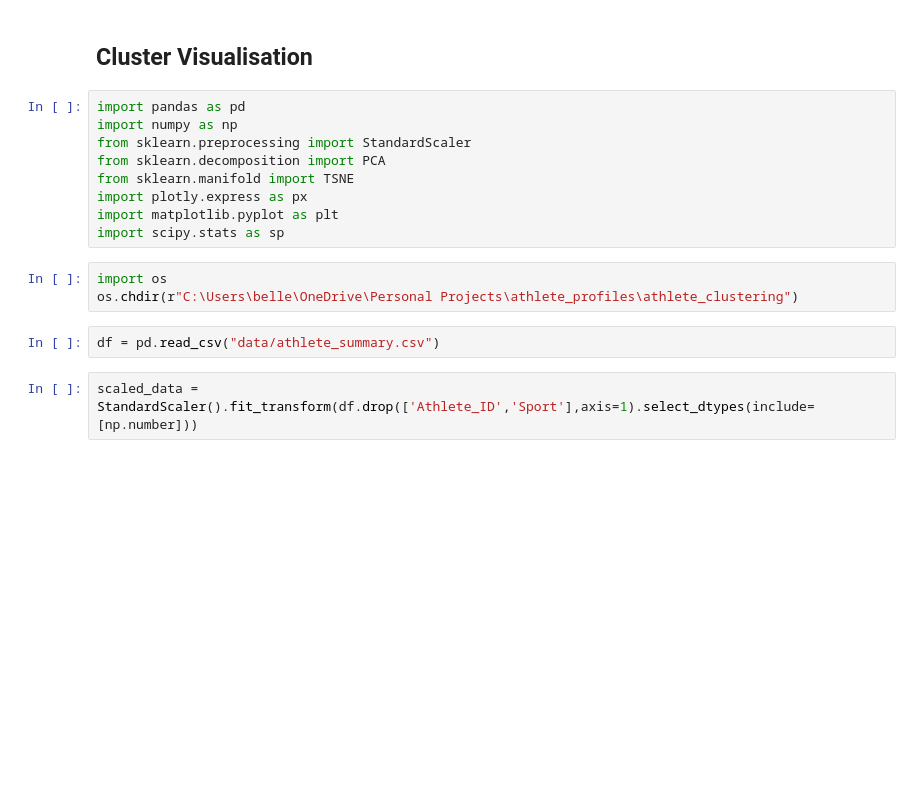
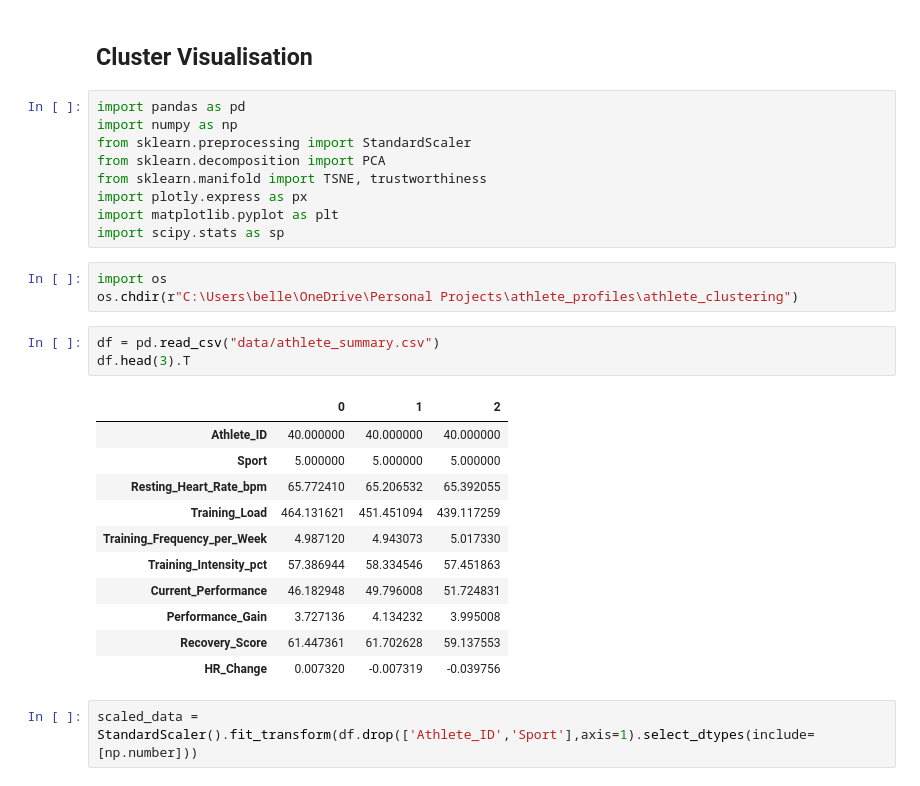
Before and after one commit to izzyrippon/athlete-clustering, a Jupyter notebook: clustering/visualisation.ipynb, the cells around one changed output. Drawn from its saved outputs; the diff is of its cells as text; blank space fills up the shorter version.

Commit message:
adding trustworthiness scores

```diff
--- a/clustering/visualisation.ipynb
+++ b/clustering/visualisation.ipynb
@@ -5,7 +5,7 @@ import pandas as pd
 import numpy as np
 from sklearn.preprocessing import StandardScaler
 from sklearn.decomposition import PCA
-from sklearn.manifold import TSNE
+from sklearn.manifold import TSNE, trustworthiness
 import plotly.express as px
 import matplotlib.pyplot as plt
 import scipy.stats as sp
@@ -14,6 +14,19 @@ import os
 os.chdir(r"C:\Users\belle\OneDrive\Personal Projects\athlete_profiles\athlete_clustering")
 # %%
 df = pd.read_csv("data/athlete_summary.csv")
+df.head(3).T
+# %% [output]
+|  | 0 | 1 | 2 |
+| Athlete_ID | 40.000000 | 40.000000 | 40.000000 |
+| Sport | 5.000000 | 5.000000 | 5.000000 |
+| Resting_Heart_Rate_bpm | 65.772410 | 65.206532 | 65.392055 |
+| Training_Load | 464.131621 | 451.451094 | 439.117259 |
+| Training_Frequency_per_Week | 4.987120 | 4.943073 | 5.017330 |
+| Training_Intensity_pct | 57.386944 | 58.334546 | 57.451863 |
+| Current_Performance | 46.182948 | 49.796008 | 51.724831 |
+| Performance_Gain | 3.727136 | 4.134232 | 3.995008 |
+| Recovery_Score | 61.447361 | 61.702628 | 59.137553 |
+| HR_Change | 0.007320 | -0.007319 | -0.039756 |
 # %%
 scaled_data = StandardScaler().fit_transform(df.drop(['Athlete_ID','Sport'],axis=1).select_dtypes(include=[np.number]))
 # %%
```
Also changed, not shown: parts of 1 cell of this notebook, 1 other file.
